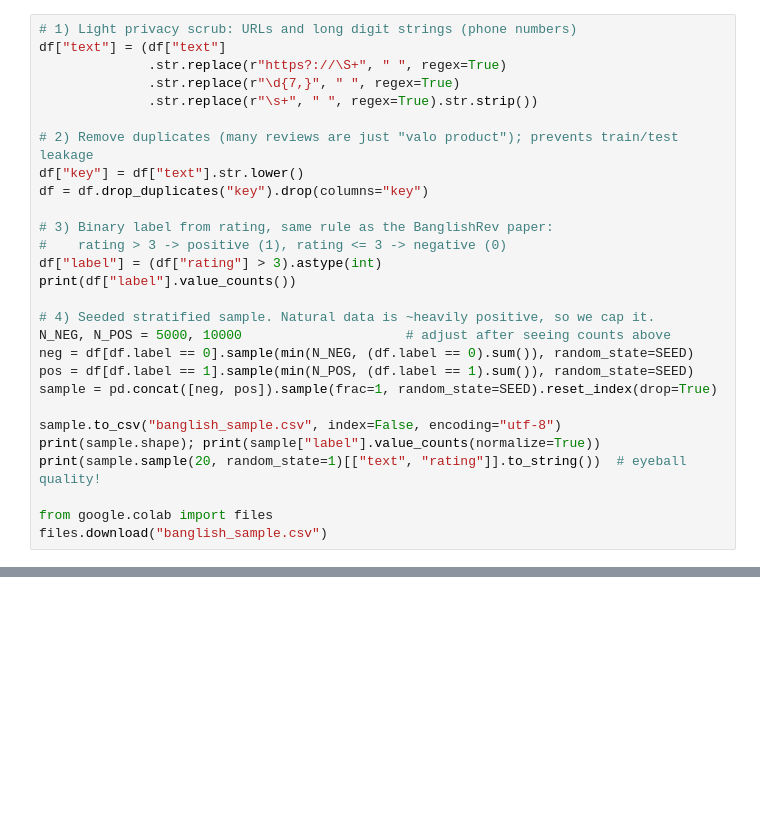
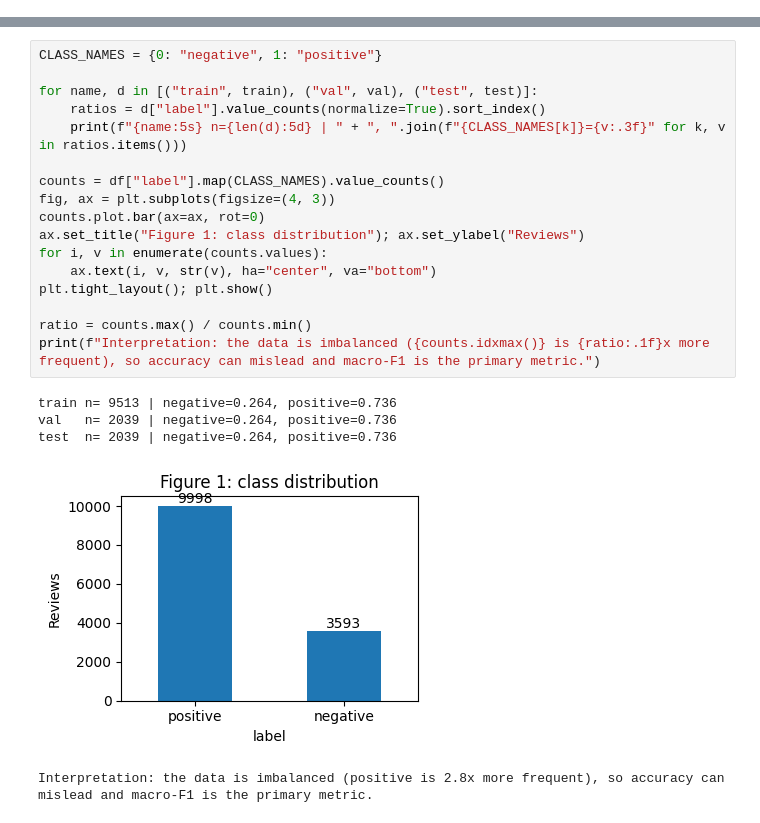
Before and after one commit to argha-ghosh/Natural-Language-Processing, a Jupyter notebook: Dataset_Daraz.ipynb, the cells around one changed output, grey strips where cells are left out. Drawn from its saved outputs; the diff is of its cells as text; blank space fills up the shorter version.

```diff
--- a/Dataset_Daraz.ipynb
+++ b/Dataset_Daraz.ipynb
@@ -140,28 +0,0 @@ Name: count, dtype: int64
-# %%
-# 1) Light privacy scrub: URLs and long digit strings (phone numbers)
-df["text"] = (df["text"]
-              .str.replace(r"https?://\S+", " ", regex=True)
-              .str.replace(r"\d{7,}", " ", regex=True)
-              .str.replace(r"\s+", " ", regex=True).str.strip())
-
-# 2) Remove duplicates (many reviews are just "valo product"); prevents train/test leakage
-df["key"] = df["text"].str.lower()
-df = df.drop_duplicates("key").drop(columns="key")
-
-# 3) Binary label from rating, same rule as the BanglishRev paper:
-#    rating > 3 -> positive (1), rating <= 3 -> negative (0)
-df["label"] = (df["rating"] > 3).astype(int)
-print(df["label"].value_counts())
-
-# 4) Seeded stratified sample. Natural data is ~heavily positive, so we cap it.
-N_NEG, N_POS = 5000, 10000                     # adjust after seeing counts above
-neg = df[df.label == 0].sample(min(N_NEG, (df.label == 0).sum()), random_state=SEED)
-pos = df[df.label == 1].sample(min(N_POS, (df.label == 1).sum()), random_state=SEED)
-sample = pd.concat([neg, pos]).sample(frac=1, random_state=SEED).reset_index(drop=True)
-
-sample.to_csv("banglish_sample.csv", index=False, encoding="utf-8")
-print(sample.shape); print(sample["label"].value_counts(normalize=True))
-print(sample.sample(20, random_state=1)[["text", "rating"]].to_string())  # eyeball quality!
-
-from google.colab import files
-files.download("banglish_sample.csv")
@@ -187,0 +54,23 @@ Name: proportion, dtype: float64
+# %%
+CLASS_NAMES = {0: "negative", 1: "positive"}
+
+for name, d in [("train", train), ("val", val), ("test", test)]:
+    ratios = d["label"].value_counts(normalize=True).sort_index()
+    print(f"{name:5s} n={len(d):5d} | " + ", ".join(f"{CLASS_NAMES[k]}={v:.3f}" for k, v in ratios.items()))
+
+counts = df["label"].map(CLASS_NAMES).value_counts()
+fig, ax = plt.subplots(figsize=(4, 3))
+counts.plot.bar(ax=ax, rot=0)
+ax.set_title("Figure 1: class distribution"); ax.set_ylabel("Reviews")
+for i, v in enumerate(counts.values):
+    ax.text(i, v, str(v), ha="center", va="bottom")
+plt.tight_layout(); plt.show()
+
+ratio = counts.max() / counts.min()
+print(f"Interpretation: the data is imbalanced ({counts.idxmax()} is {ratio:.1f}x more frequent), so accuracy can mislead and macro-F1 is the primary metric.")
+# %% [output]
+train n= 9513 | negative=0.264, positive=0.736
+val   n= 2039 | negative=0.264, positive=0.736
+test  n= 2039 | negative=0.264, positive=0.736
+[figure, added]
+Interpretation: the data is imbalanced (positive is 2.8x more frequent), so accuracy can mislead and macro-F1 is the primary metric.
```
Also changed, not shown: parts of 18 cells of this notebook, 18 other files.
